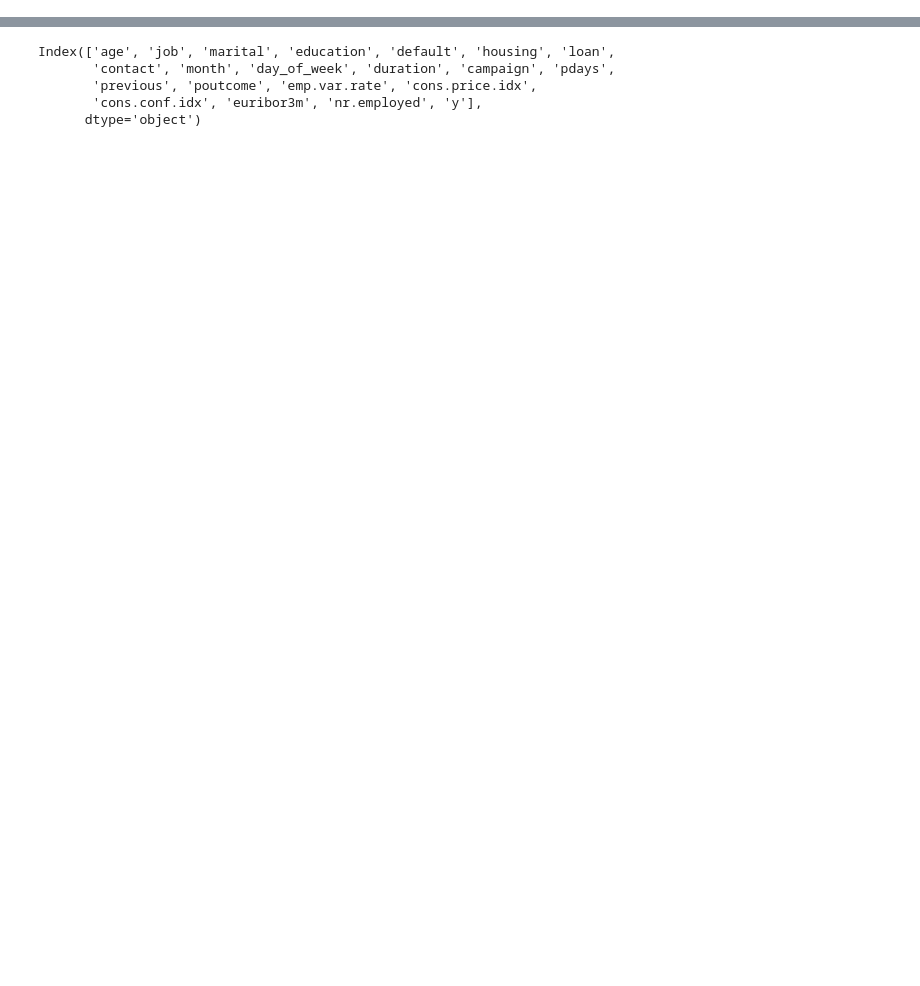
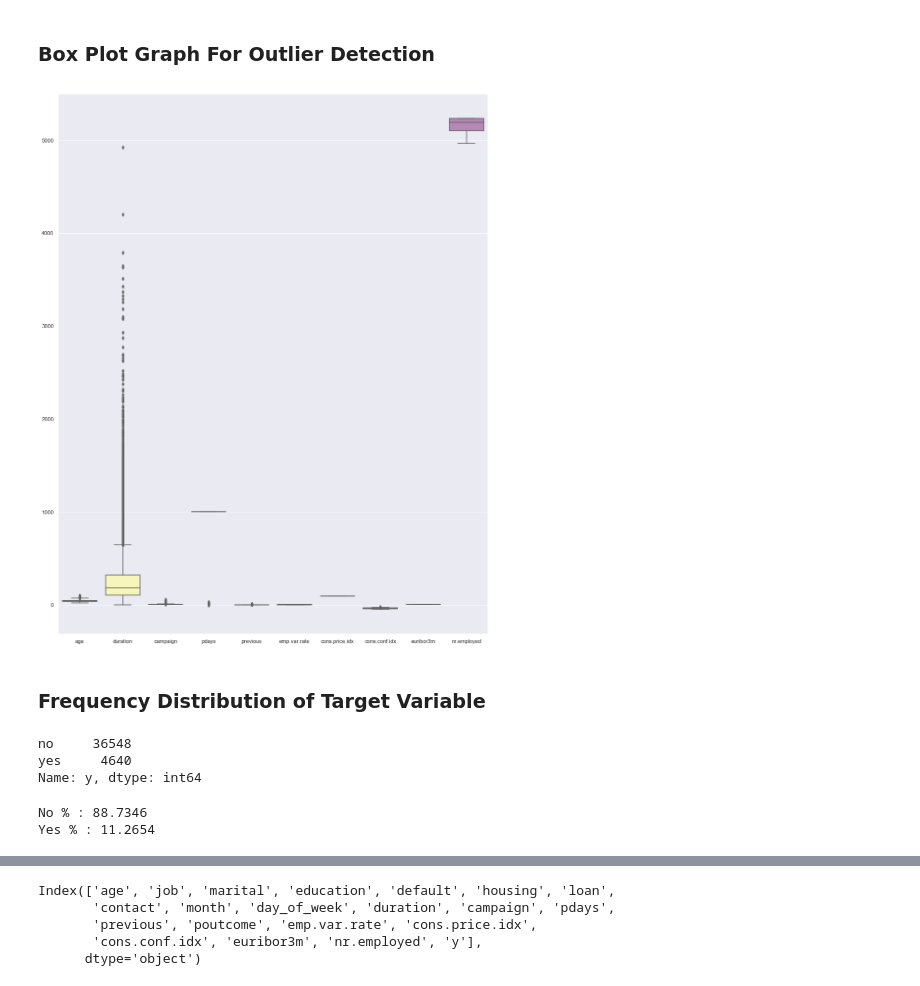
Before and after one commit to abbas163/ce888labs, a Jupyter notebook: Lab3/bank-additional-full.ipynb, the cells around one changed output, grey strips where cells are left out. Cells and saved outputs as stored; diff of their text form; code cells hidden in the pictures; blank space fills up the shorter version.

```diff
--- a/Lab3/bank-additional-full.ipynb
+++ b/Lab3/bank-additional-full.ipynb
@@ -42,0 +83,26 @@ bk.head(20)
+# %% [markdown]
+### Box Plot Graph For Outlier Detection
+# %%
+import seaborn as sns
+sns.set(style="whitegrid")
+# %%
+sns.set(rc={'figure.figsize':(15.7,20.27)})
+ax = sns.boxplot(data=data[data.columns[0:20]], orient="o", palette="Set3")
+# %% [output]
+[figure, added]
+# %% [markdown]
+### Frequency Distribution of Target Variable
+# %%
+data['y'].value_counts()
+# %% [output]
+no     36548
+yes     4640
+Name: y, dtype: int64
+# %%
+perc_no = round((36548/41188)*100,4)
+print('No % :',perc_no)
+perc_yes = round((4640/41188)*100,4)
+print('Yes % :',perc_yes)
+# %% [output]
+No % : 88.7346
+Yes % : 11.2654
```
Also changed, not shown: parts of 40 cells of this notebook.
